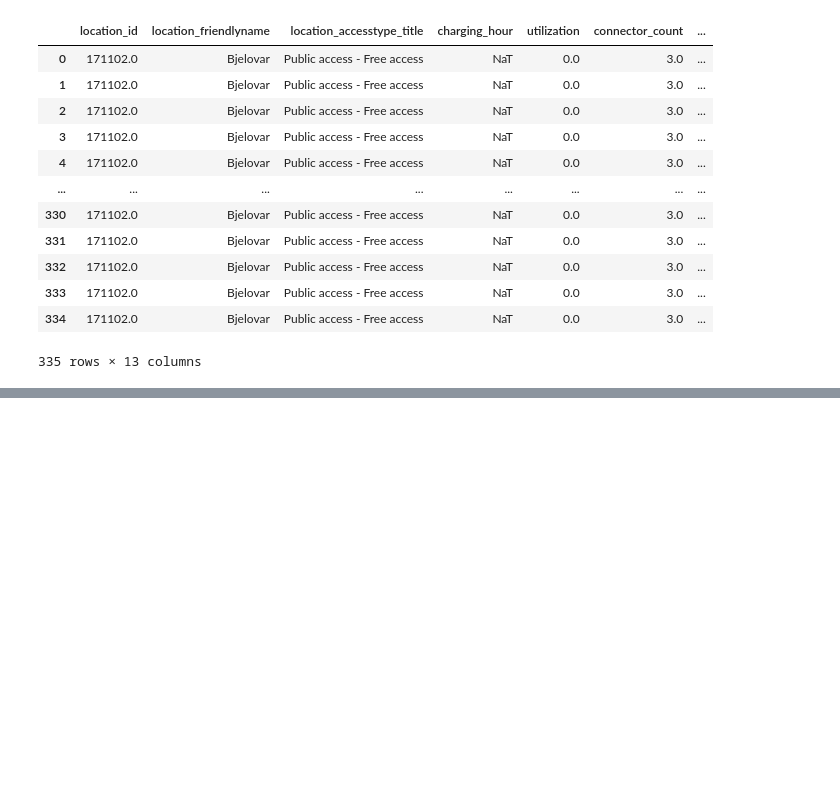
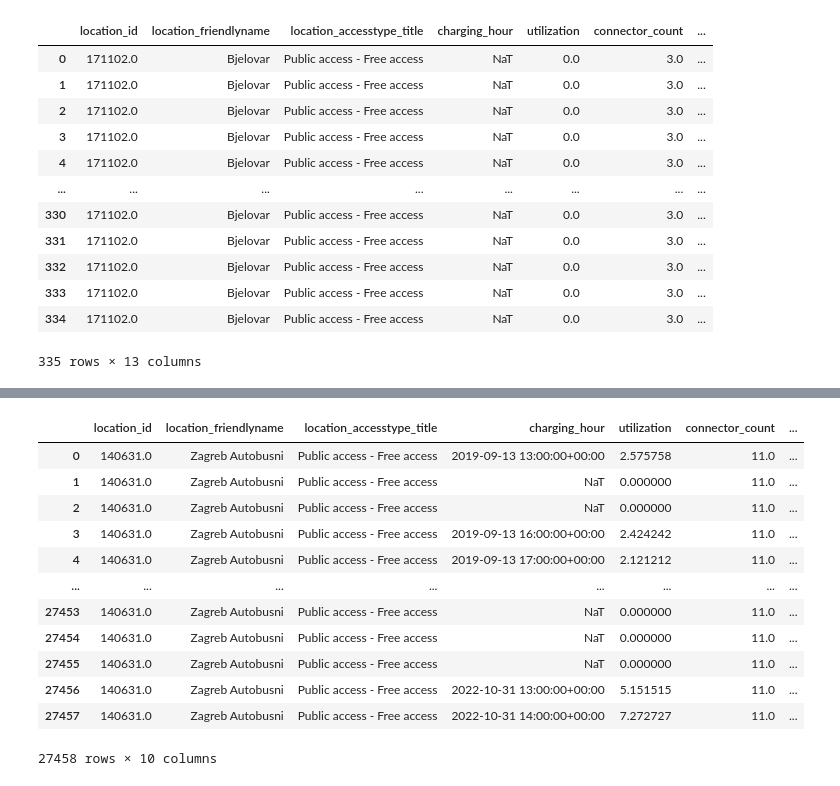
Before and after one commit to local-ai-gr/CNROpt-public, a Jupyter notebook: Forecasting with location included final model.ipynb, the cells around one changed output, grey strips where cells are left out. Saved outputs shown, nothing was run; the diff lists cells and outputs as text; code cells hidden in the pictures; blank space fills up the shorter version.

```diff
--- a/Forecasting with location included final model.ipynb
+++ b/Forecasting with location included final model.ipynb
@@ -1815,0 +1876,17 @@ results_selected_location['Time'] = real_data_selected['Time'].copy()
+# %%
+expanded_data_all = expand_data(filtered_data_zg)
+expanded_data_all
+# %% [output]
+|  | location_id | location_friendlyname | location_accesstype_title | charging_hour | utilization | connector_count | ... |
+| 0 | 140631.0 | Zagreb Autobusni | Public access - Free access | 2019-09-13 13:00:00+00:00 | 2.575758 | 11.0 | ... |
+| 1 | 140631.0 | Zagreb Autobusni | Public access - Free access | NaT | 0.000000 | 11.0 | ... |
+| 2 | 140631.0 | Zagreb Autobusni | Public access - Free access | NaT | 0.000000 | 11.0 | ... |
+| 3 | 140631.0 | Zagreb Autobusni | Public access - Free access | 2019-09-13 16:00:00+00:00 | 2.424242 | 11.0 | ... |
+| 4 | 140631.0 | Zagreb Autobusni | Public access - Free access | 2019-09-13 17:00:00+00:00 | 2.121212 | 11.0 | ... |
+| ... | ... | ... | ... | ... | ... | ... | ... |
+| 27453 | 140631.0 | Zagreb Autobusni | Public access - Free access | NaT | 0.000000 | 11.0 | ... |
+| 27454 | 140631.0 | Zagreb Autobusni | Public access - Free access | NaT | 0.000000 | 11.0 | ... |
+| 27455 | 140631.0 | Zagreb Autobusni | Public access - Free access | NaT | 0.000000 | 11.0 | ... |
+| 27456 | 140631.0 | Zagreb Autobusni | Public access - Free access | 2022-10-31 13:00:00+00:00 | 5.151515 | 11.0 | ... |
+| 27457 | 140631.0 | Zagreb Autobusni | Public access - Free access | 2022-10-31 14:00:00+00:00 | 7.272727 | 11.0 | ... |
+27458 rows × 10 columns
```
Also changed, not shown: parts of 13 cells of this notebook.
